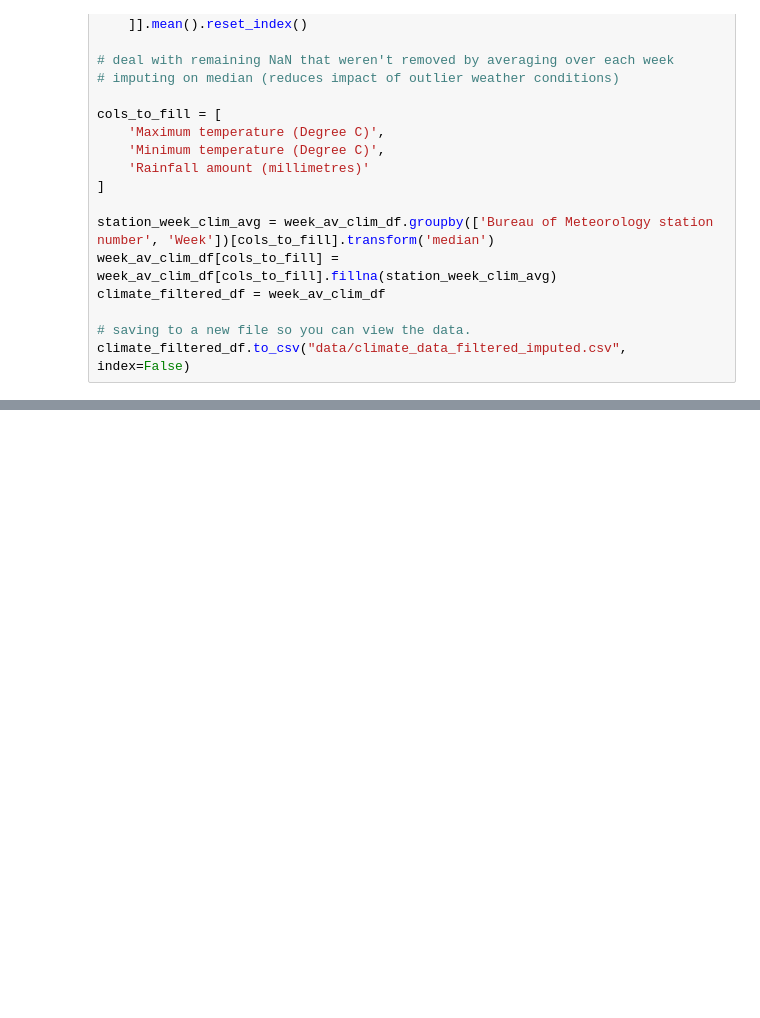
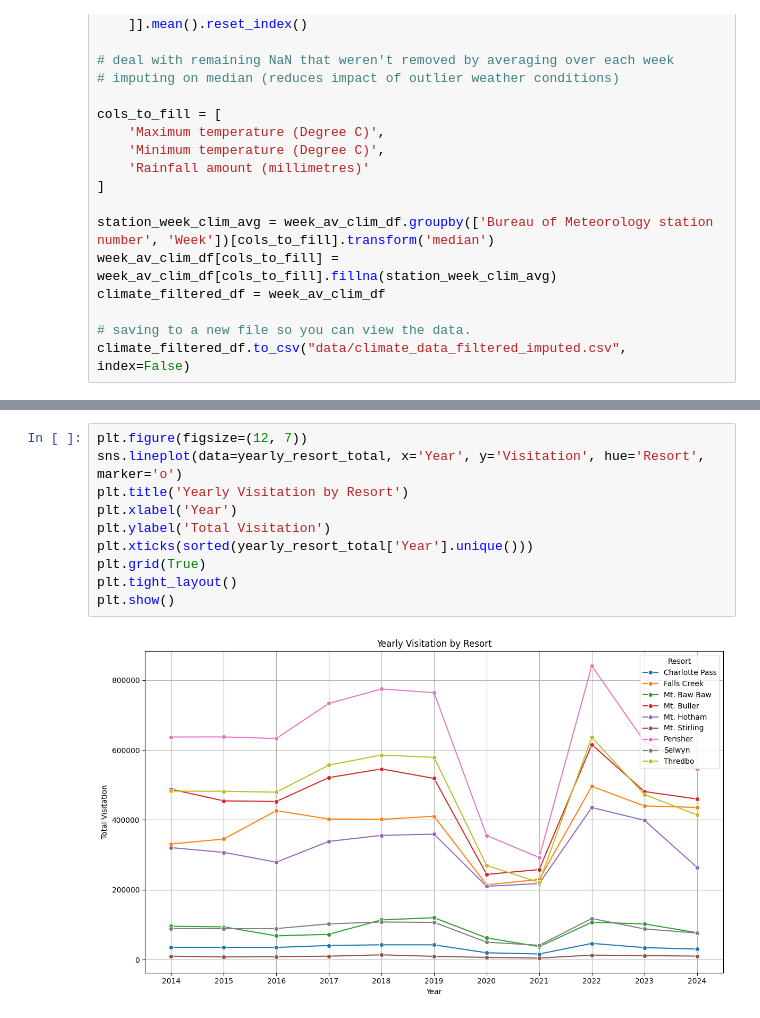
Before and after one commit to JamesGossy/imc_datathon, a Jupyter notebook: DataExploration_v2.ipynb, the cells around one changed output, grey strips where cells are left out. Drawn from its saved outputs; the diff is of its cells as text; blank space fills up the shorter version.

```diff
--- a/DataExploration_v2.ipynb
+++ b/DataExploration_v2.ipynb
@@ -137,0 +194,12 @@ climate_filtered_df.to_csv("data/climate_data_filtered_imputed.csv", index=False
+# %%
+plt.figure(figsize=(12, 7))
+sns.lineplot(data=yearly_resort_total, x='Year', y='Visitation', hue='Resort', marker='o')
+plt.title('Yearly Visitation by Resort')
+plt.xlabel('Year')
+plt.ylabel('Total Visitation')
+plt.xticks(sorted(yearly_resort_total['Year'].unique()))
+plt.grid(True)
+plt.tight_layout()
+plt.show()
+# %% [output]
+[figure, added]
```
Also changed, not shown: parts of 4 cells of this notebook.
